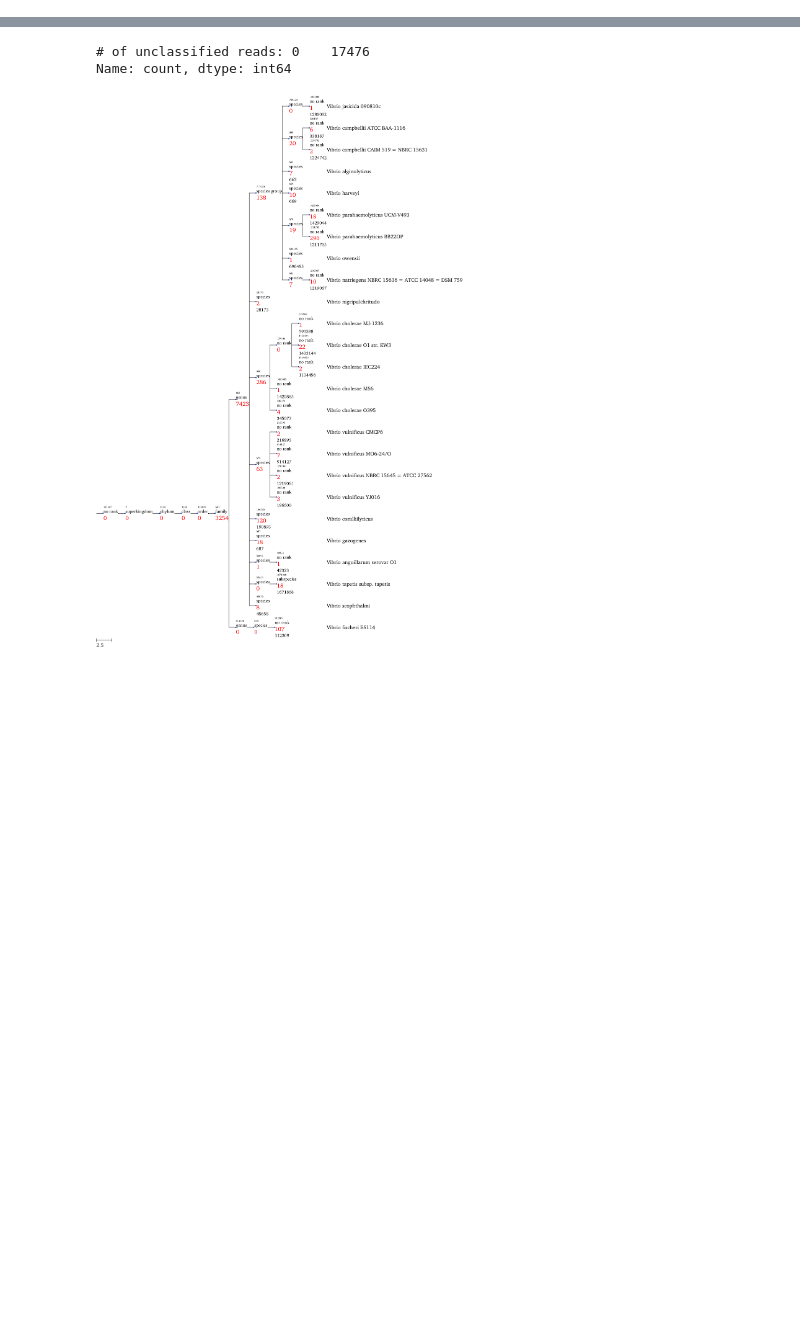
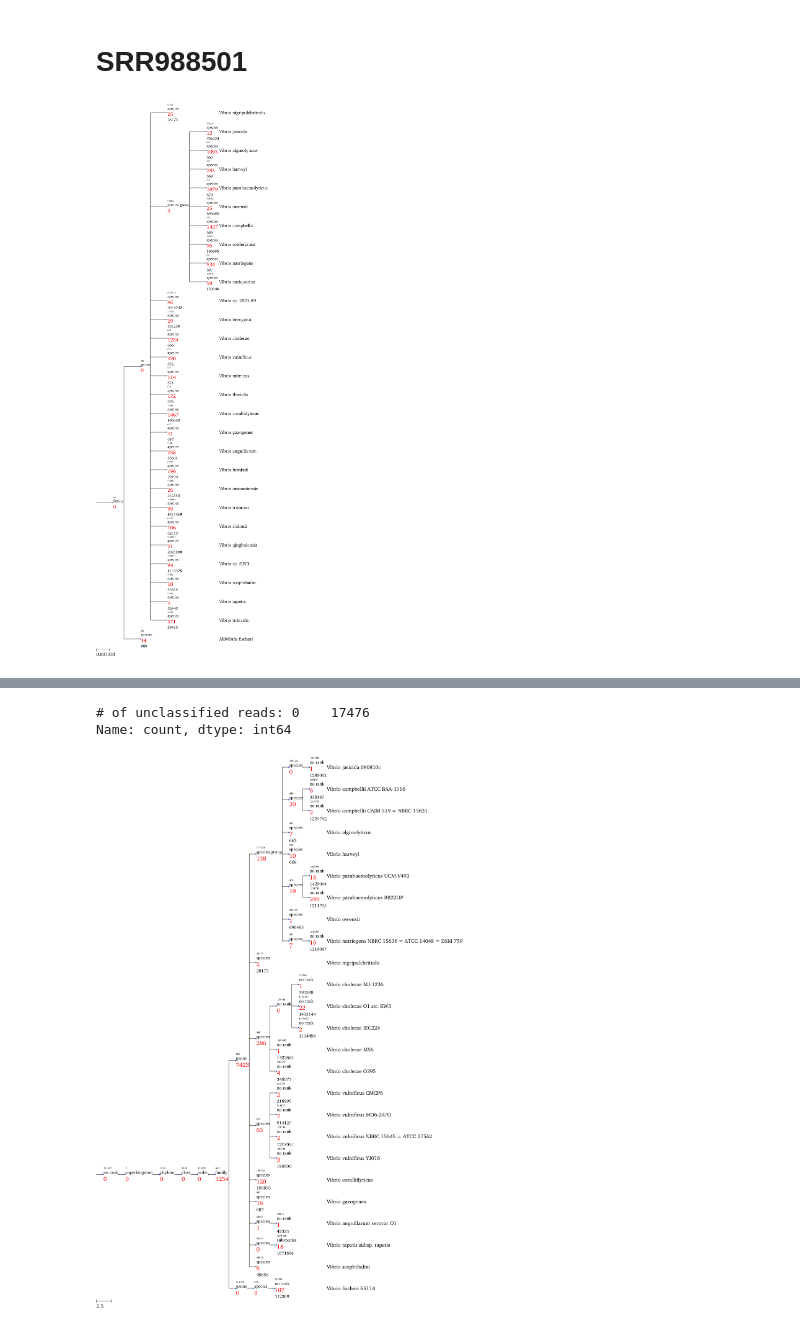
Before and after one commit to fataltes/quickNBs, a Jupyter notebook: contamination_detection_realReads.ipynb, the cells around one changed output, grey strips where cells are left out. Cells and saved outputs as stored; diff of their text form; code cells hidden in the pictures; blank space fills up the shorter version.

```diff
--- a/contamination_detection_realReads.ipynb
+++ b/contamination_detection_realReads.ipynb
@@ -120,0 +127,6 @@ def compare(res1, res2, n1='in', n2='ex', is_filtered=False, filtering_threshold
+# %% [markdown]
+# SRR988501
+# %%
+draw_cedar_tree('/mnt/scratch1/hirak/meta_genome/pufferfish/cedar/real_shortReads/perfect_uniq_species_SRR988501.cedar')
+# %% [output]
+[figure, added]
```
Also changed, not shown: parts of 9 cells of this notebook.
